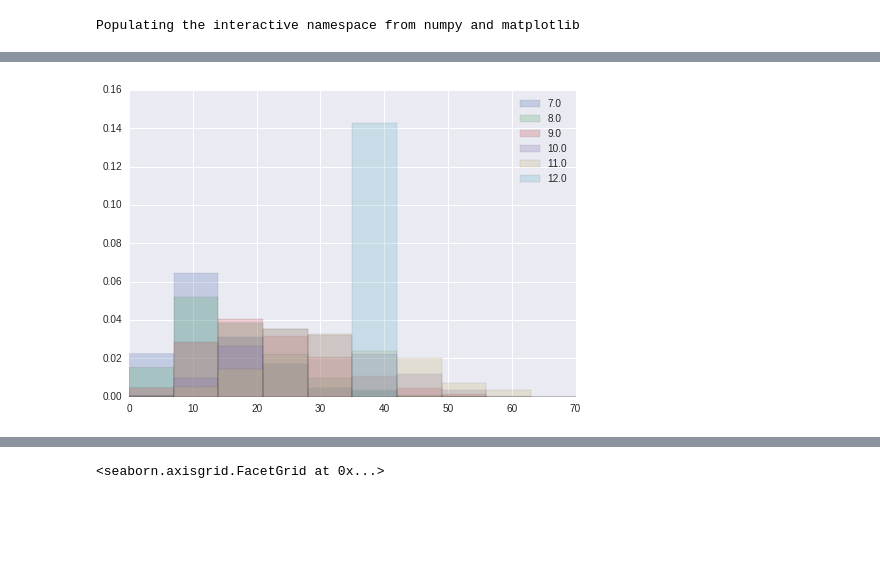
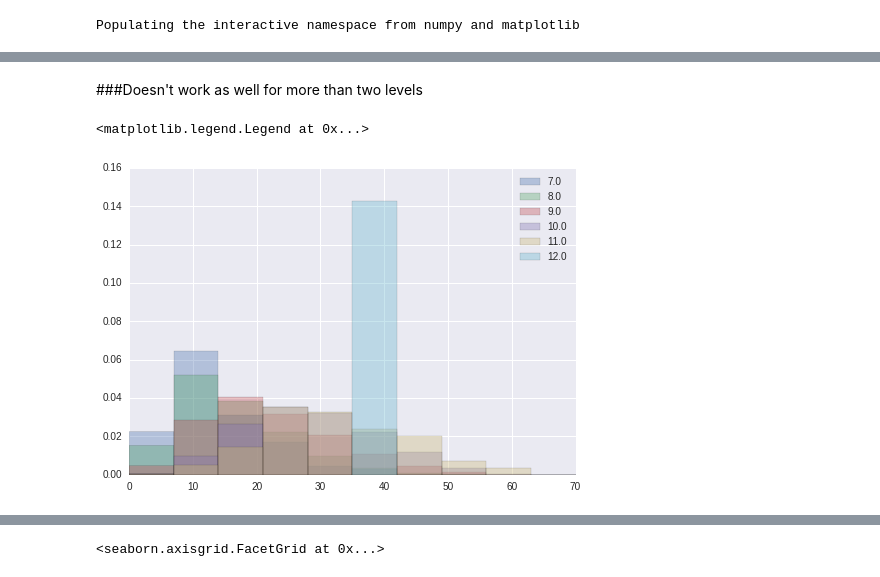
Before and after one commit to dsakagi/odsc-pisa, a Jupyter notebook: PISAMEX.ipynb, the cells around one changed output, grey strips where cells are left out. Cells and saved outputs as stored; diff of their text form; code cells hidden in the pictures; blank space fills up the shorter version.

```diff
--- a/PISAMEX.ipynb
+++ b/PISAMEX.ipynb
@@ -99,4 +129,14 @@ plot_hists(data, 'Sex')
-# %%
-plot_hists(data, 'Grade')
-# %% [output]
-[figure, removed]
+# %% [markdown]
+###Doesn't work as well for more than two levels
+# %%
+groups = data.groupby('Grade').groups
+for key, row_ids in groups.iteritems():
+    pylab.hist(data['Total Score'][row_ids].values,
+               normed=True,
+               bins=np.linspace(0, 70, 11),
+               alpha=0.35,
+               label=str(key))
+pylab.legend()
+# %% [output]
+<matplotlib.legend.Legend at 0x...>
+[figure, added]
```
Also changed, not shown: parts of 41 cells of this notebook, 1 other file.
